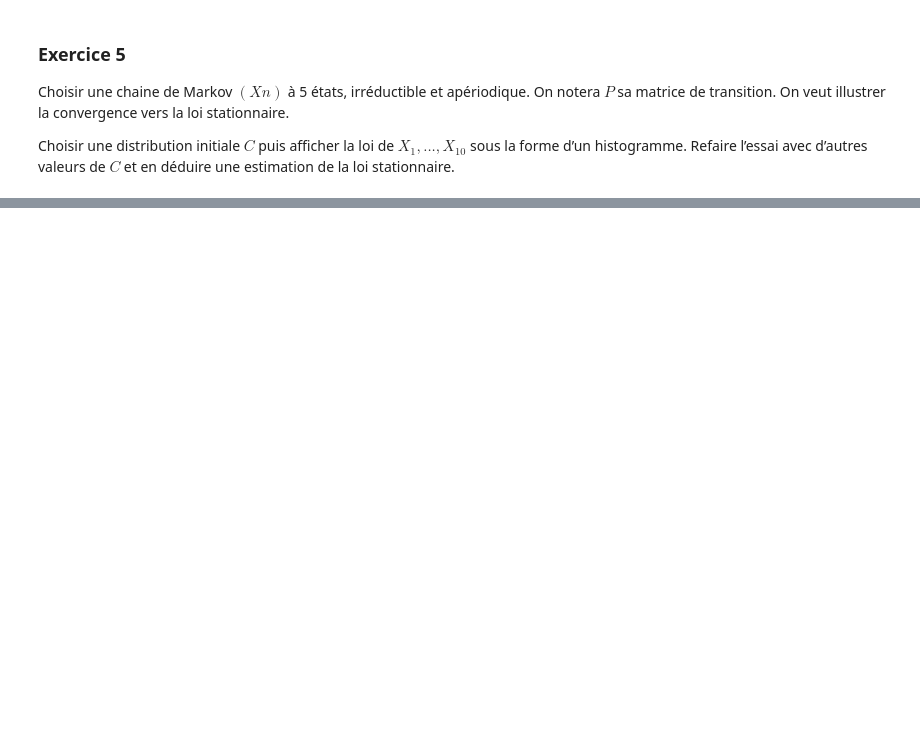
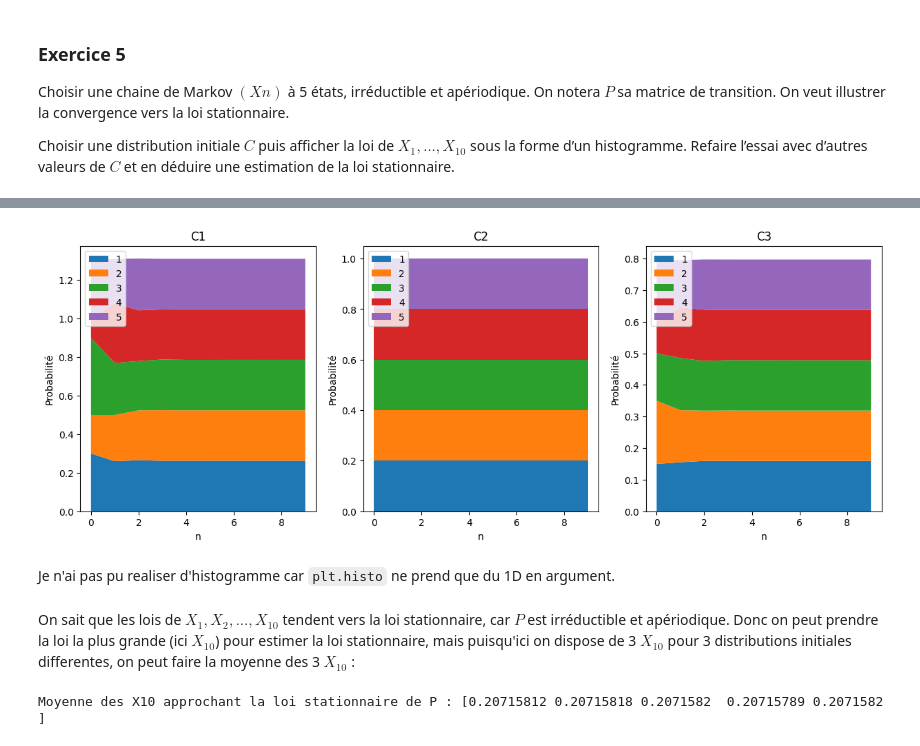
Before and after one commit to sillyash/BUT, a Jupyter notebook: S3-APP/R308_Maths_Stats/TP2_Ash_MERIENNE.ipynb, the cells around one changed output, grey strips where cells are left out. Drawn from its saved outputs; the diff is of its cells as text; code cells hidden in the pictures; blank space fills up the shorter version.

```diff
--- a/S3-APP/R308_Maths_Stats/TP2_Ash_MERIENNE.ipynb
+++ b/S3-APP/R308_Maths_Stats/TP2_Ash_MERIENNE.ipynb
@@ -220,0 +235,20 @@ P :
+# %%
+def lois_X(distrib, matrice, n):
+    lois = []
+    for i in range(n):
+        if i == 0:
+            a = distrib
+        else:
+            a = lois[i-1]
+        x = np.matmul(a, matrice)
+        lois.append(x)
+    return lois
+
+N = 10
+XC1 = lois_X(C1, P, N)
+XC2 = lois_X(C2, P, N)
+XC3 = lois_X(C3, P, N)
+
+print("\nLois de probabilité pour C1 :\n")
+for i in range(len(X)):
+    print(f"X{i+1} :\t{XC3[i].view()}")
@@ -220,0 +268,42 @@ P :
+# %%
+XC1_array = np.array(XC1)
+XC2_array = np.array(XC2)
+XC3_array = np.array(XC3)
+
+etats = [i for i in range(1, P.shape[0] + 1)]  # P.shape[0] = nombre d'états
+fig, axs = plt.subplots(1, 3, figsize=(15, 5))
+
+
+for i in range(3):
+    if i == 0:
+        X = XC1_array
+        title = "C1"
+    elif i == 1:
+        X = XC2_array
+        title = "C2"
+    else:
+        X = XC3_array
+        title = "C3"
+
+    axs[i].stackplot(range(N), X.T, labels=etats)
+    axs[i].set_title(title)
+    axs[i].set_xlabel("n")
+    axs[i].set_ylabel("Probabilité")
+    axs[i].legend(loc="upper left")
+
+plt.show()
+# %% [output]
+[figure, added]
+# %% [markdown]
+Je n'ai pas pu realiser d'histogramme car `plt.histo` ne prend que du 1D en argument.
+# %% [markdown]
+On sait que les lois de $X_1, X_2, ..., X_{10}$ tendent vers la loi stationnaire, car $P$ est irréductible et apériodique. Donc on peut prendre la loi la plus grande (ici $X_{10}$) pour estimer la loi stationnaire, mais puisqu'ici on dispose de 3 $X_{10}$ pour 3 distributions initiales differentes, on peut faire la moyenne des 3 $X_{10}$ :
+# %%
+last_XC1 = XC1[-1]
+last_XC2 = XC2[-1]
+last_XC3 = XC3[-1]
+
+moy_X10 = (last_XC1 + last_XC2 + last_XC3) / 3
+print("Moyenne des X10 approchant la loi stationnaire de P :", moy_X10.view())
+# %% [output]
+Moyenne des X10 approchant la loi stationnaire de P : [0.20715812 0.20715818 0.2071582  0.20715789 0.2071582 ]
```
Also changed, not shown: parts of 4 cells of this notebook.
